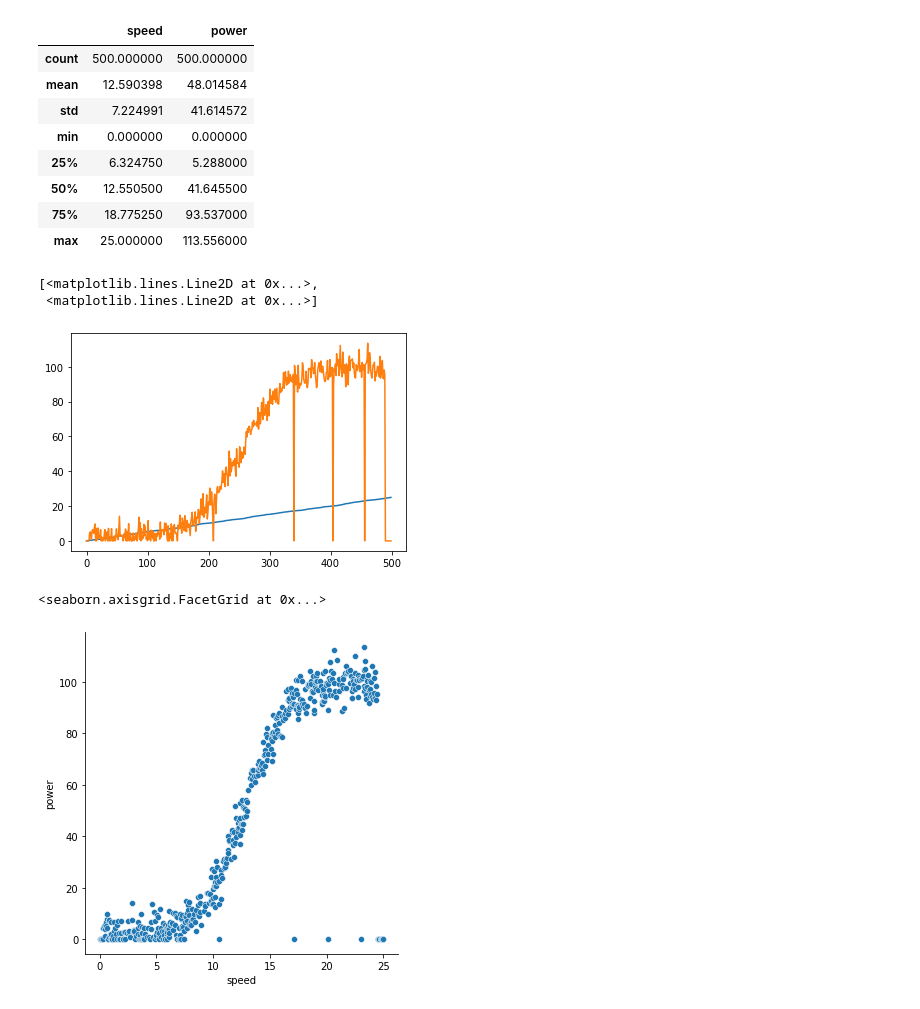
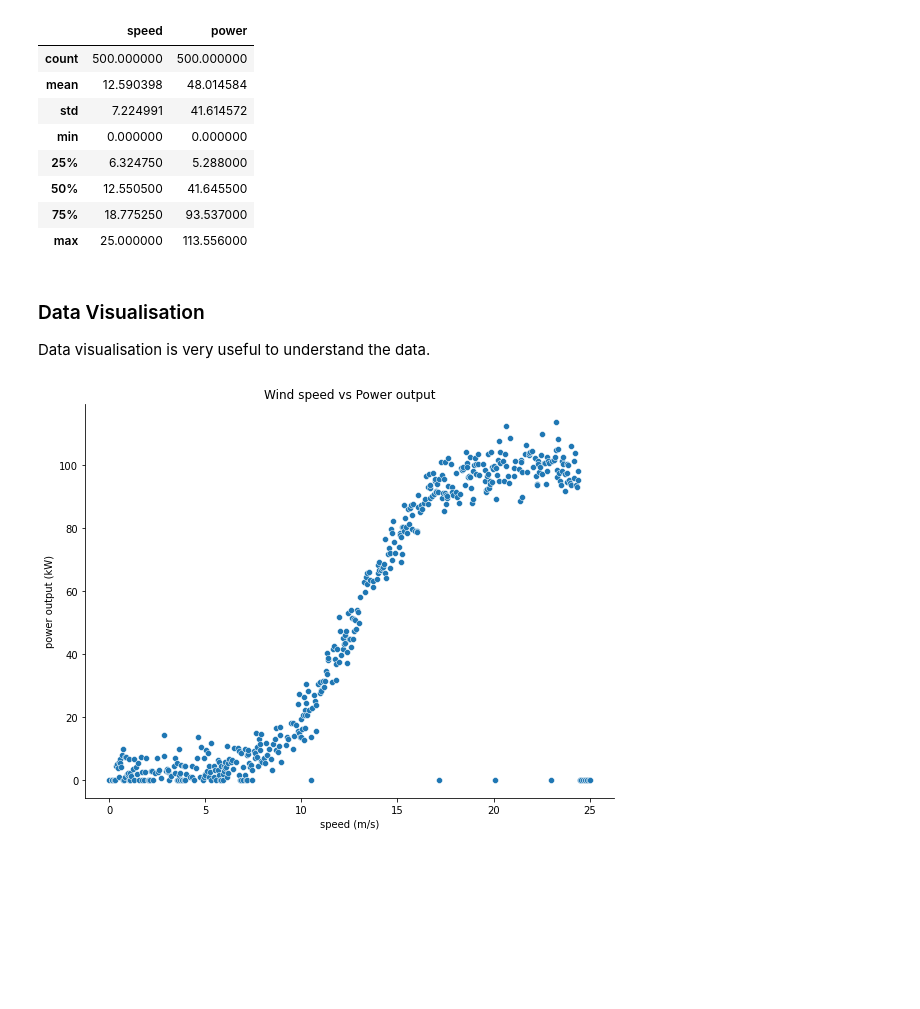
Before and after one commit to killfoley/fundamentalsofDA_project, a Jupyter notebook: Project.ipynb, the cells around one changed output. Drawn from its saved outputs; the diff is of its cells as text; code cells hidden in the pictures; blank space fills up the shorter version.

Commit message:
developed the analysis, added some markdown comments. Updated the coding for seaborn plot with axis labels etc

```diff
--- a/Project.ipynb
+++ b/Project.ipynb
@@ -4,8 +5,9 @@ First import python packages. Next create dataframe from the csv. Perform some i
 # %%
+# Import packages required for computation and visualisation. Also matplotlib magic command
 import numpy as np
 import pandas as pd
 import matplotlib.pyplot as plt
 import seaborn as sns
+%matplotlib inline
 
-df = pd.read_csv('powerproduction.csv')
-df
+dfpower = pd.read_csv('powerproduction.csv')
@@ -35,14 +59,14 @@ df.describe()
 | 50% | 12.550500 | 41.645500 |
 | 75% | 18.775250 | 93.537000 |
 | max | 25.000000 | 113.556000 |
-# %%
-plt.plot(df)
-# %% [output]
-[<matplotlib.lines.Line2D at 0x...>,
- <matplotlib.lines.Line2D at 0x...>]
-[figure, removed]
-# %%
-sns.relplot(data=df, x='speed', y='power')
-# %% [output]
-<seaborn.axisgrid.FacetGrid at 0x...>
-[figure, removed]
+# %% [markdown]
+### Data Visualisation
+Data visualisation is very useful to understand the data.
+# %%
+ax = sns.relplot(data=dfpower, x='speed', y='power', height=6, aspect=8/6, kind='scatter')
+plt.xlabel('speed (m/s)')
+plt.ylabel('power output (kW)')
+plt.title("Wind speed vs Power output")
+plt.show()
+# %% [output]
+[figure, added]
```
Also changed, not shown: parts of 10 cells of this notebook.
